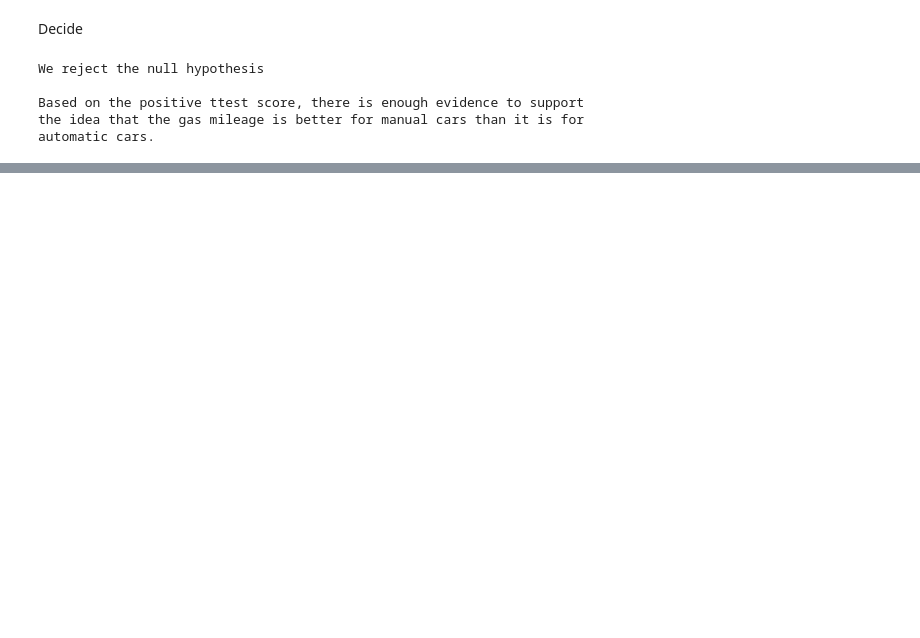
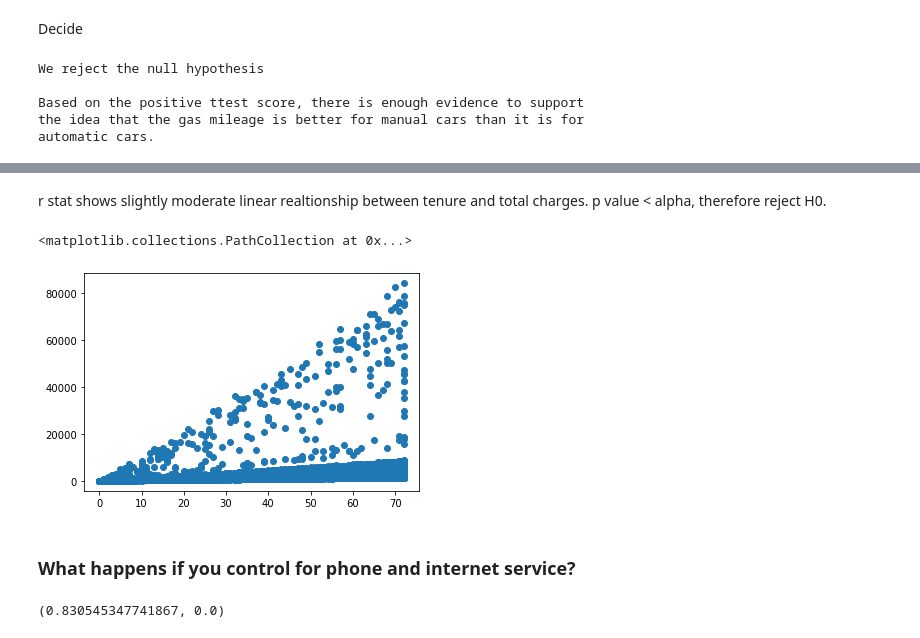
Before and after one commit to chadallen210/statistics-exercises, a Jupyter notebook: hypothesis_testing.ipynb, the cells around one changed output, grey strips where cells are left out. Cells and saved outputs as stored; diff of their text form; code cells hidden in the pictures; blank space fills up the shorter version.

```diff
--- a/hypothesis_testing.ipynb
+++ b/hypothesis_testing.ipynb
@@ -412,0 +507,2 @@ automatic cars.
+# %%
+telco_churn_df['total_charges'] = (telco_churn_df['total_charges'] + '0').astype(float)
@@ -412,0 +514,19 @@ automatic cars.
+# %% [markdown]
+r stat shows slightly moderate linear realtionship between tenure and total charges. p value < alpha, therefore reject H0.
+# %%
+plt.scatter(telco_churn_df.tenure, telco_churn_df.total_charges)
+# %% [output]
+<matplotlib.collections.PathCollection at 0x...>
+[figure, added]
+# %% [markdown]
+### What happens if you control for phone and internet service?
+# %%
+phone_service = telco_churn_df[telco_churn_df.phone_service == 'Yes']
+
+x7 = phone_service.tenure
+y7 = phone_service.total_charges2
+
+r, p = stats.pearsonr(x7,y7)
+r, p
+# %% [output]
+(0.830545347741867, 0.0)
```
Also changed, not shown: parts of 90 cells of this notebook.
